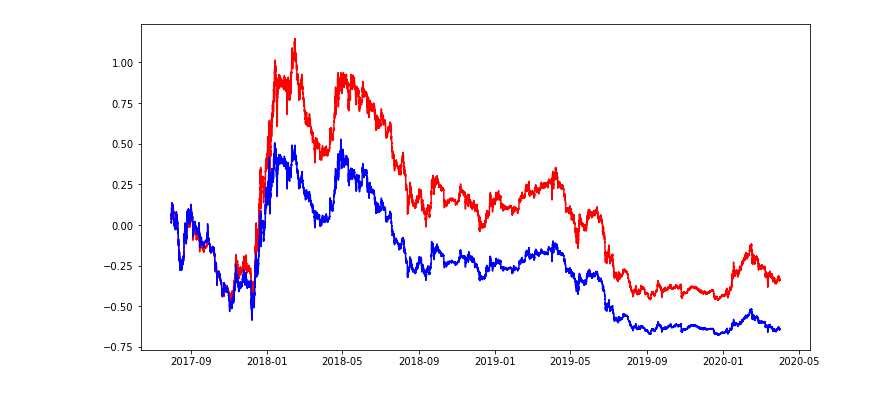
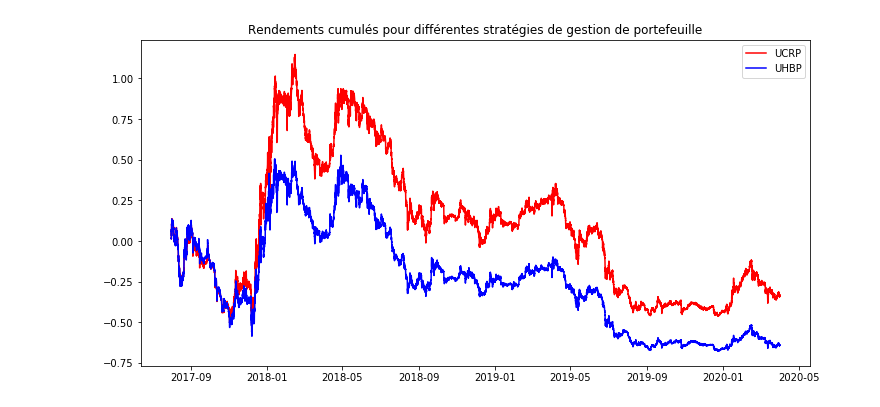
Before and after one commit to pihk94/ProjetInfo, a Jupyter notebook: test.ipynb, the cells around one changed output. Drawn from its saved outputs; the diff is of its cells as text; code cells hidden in the pictures.

```diff
--- a/test.ipynb
+++ b/test.ipynb
@@ -14,13 +14,15 @@ Port = Portfeuille(SYMBOLS,START,END)
 # %%
 y = CRP(Port.df_normalized,START,END)
 CRP_cum_return = np.cumprod(y) - 1
-y2,poids = BHP(Port.df_normalized,START,END)
+y2= BHP(Port.df_normalized,START,END)
 HBP_cum_return = np.cumprod(y2) - 1
 x = pd.date_range(start=START,end=END,freq='30min')
 # %%
 plt.figure(figsize=(12,6))
 sns.lineplot(x=x,y=CRP_cum_return,color = 'red')
 sns.lineplot(x=x,y=HBP_cum_return,color = 'blue')
+plt.legend(('UCRP','UHBP'),loc='upper right')
+plt.title('Rendements cumulés pour différentes stratégies de gestion de portefeuille')
 plt.show()
 # %% [output]
-[figure, old version]
+[figure, new version]
```
Also changed, not shown: parts of 5 cells of this notebook, 11 other files.
